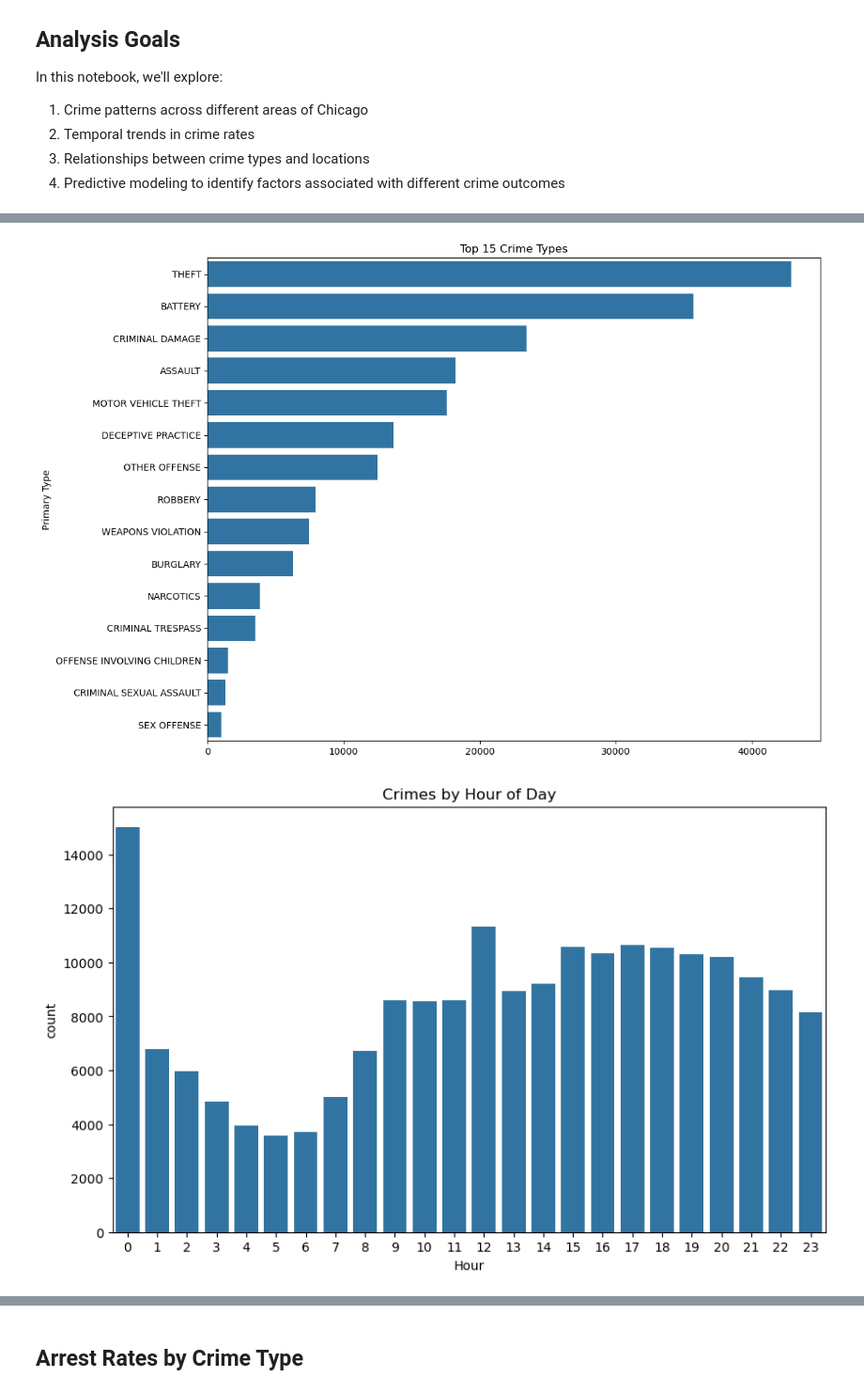
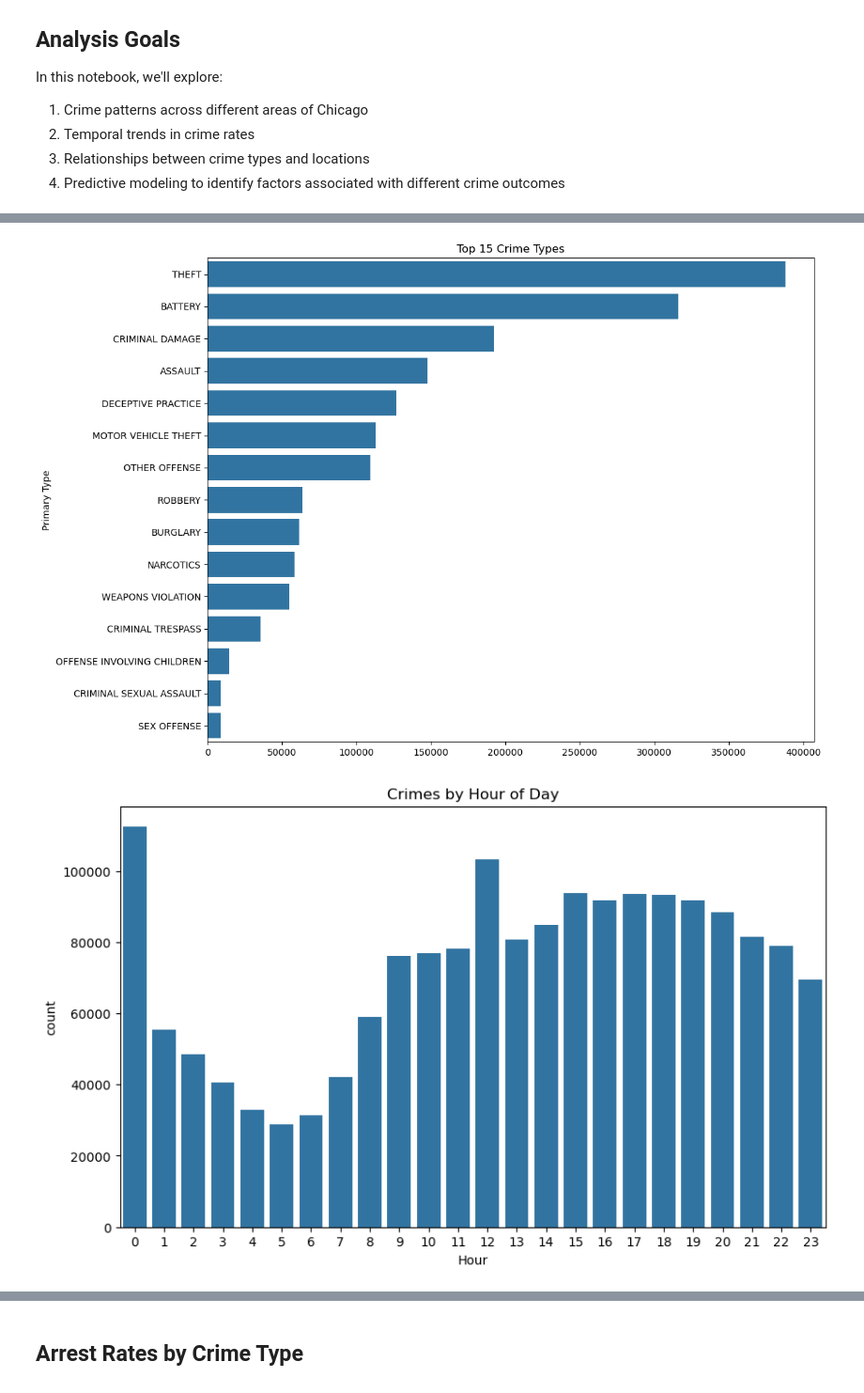
Before and after one commit to Lemonziz/IT5006Project, a Jupyter notebook: data_exploratory_v2.ipynb, the cells around one changed output, grey strips where cells are left out. Shown at 94% size. Drawn from its saved outputs; the diff is of its cells as text; code cells hidden in the pictures.

```diff
--- a/data_exploratory_v2.ipynb
+++ b/data_exploratory_v2.ipynb
@@ -67 +59,4 @@ df_test.drop(["Date", "Location", "X Coordinate", "Y Coordinate"], axis=1, inpla
+# %%
+data_path = "data/"
+df = pd.read_csv(f"{data_path}classification_data.csv")
 # %%
@@ -117,25 +112,25 @@ nunique_df.sort_values("Unique Values", ascending=False)
 # %%
 # Visualize crime distribution by type
 import matplotlib.pyplot as plt
 import seaborn as sns
 
 plt.figure(figsize=(12, 8))
-crime_counts = df_train["Primary Type"].value_counts().head(15)
+crime_counts = df["Primary Type"].value_counts().head(15)
 sns.barplot(x=crime_counts.values, y=crime_counts.index)
 plt.title("Top 15 Crime Types")
 plt.tight_layout()
 plt.show()
 
 # Time-based patterns
 plt.figure(figsize=(10, 6))
-sns.countplot(x="Hour", data=df_train)
+sns.countplot(x="Hour", data=df)
 plt.title("Crimes by Hour of Day")
 plt.show()
 
 plt.figure(figsize=(10, 6))
-sns.countplot(x="WeekDay", data=df_train)
+sns.countplot(x="WeekDay", data=df)
 plt.title("Crimes by Day of Week")
 plt.show()
 # %% [output]
-[figure, old version]
+[figure, new version]
-[figure, old version]
+[figure, new version]
```
Also changed, not shown: parts of 13 cells of this notebook, 1 other file.
